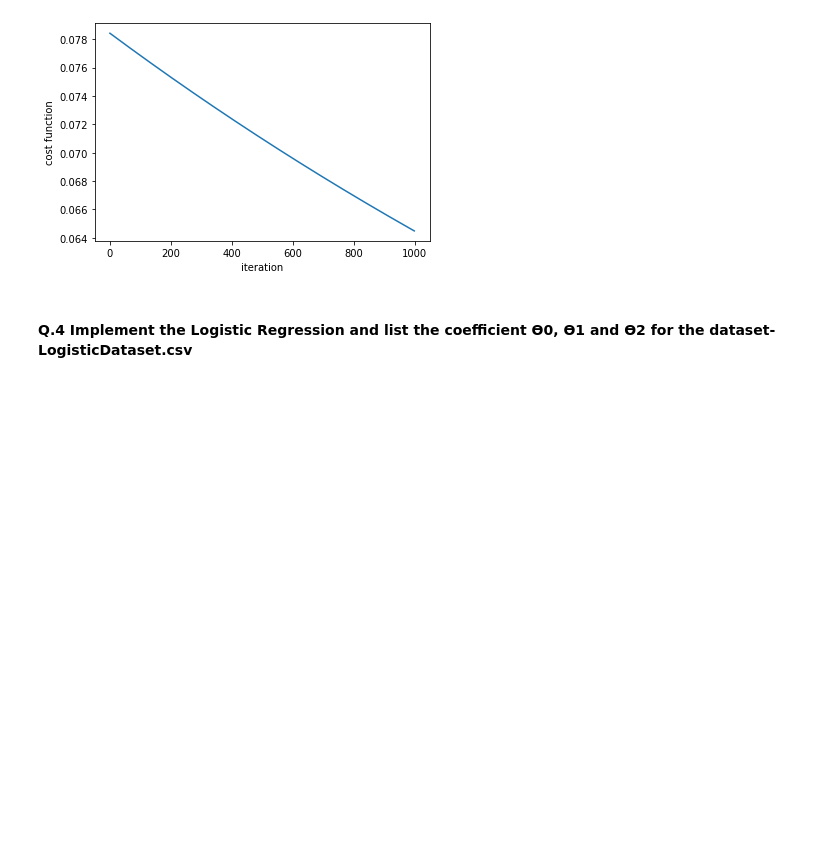
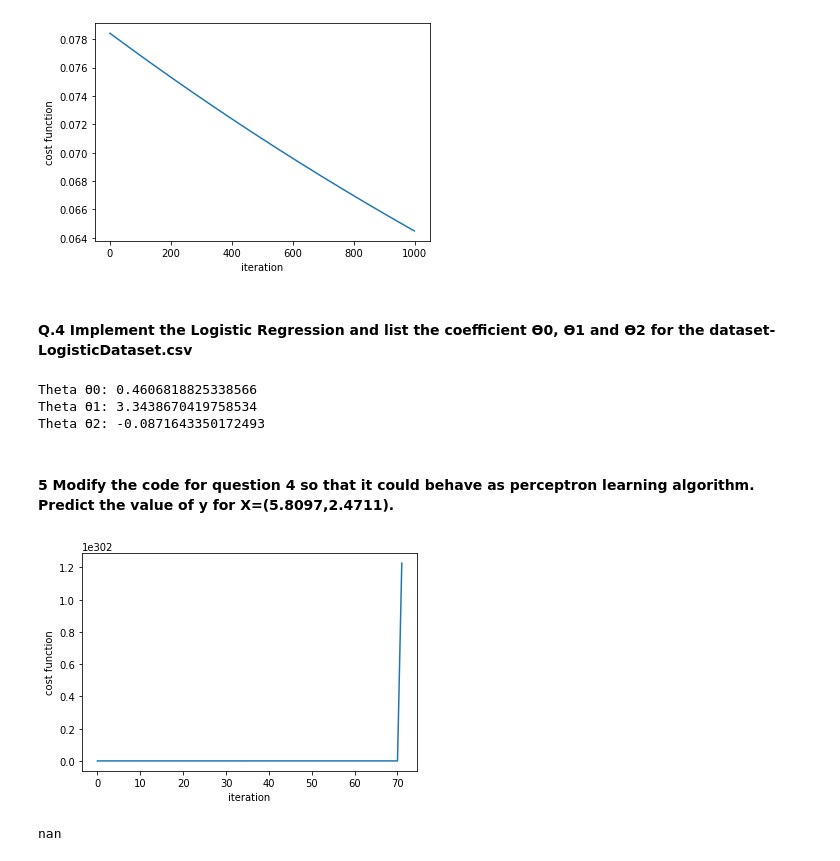
Before and after one commit to bedus-creation/MscCsIT, a Jupyter notebook: SecondSem/ML/Lab1/index.ipynb, the cells around one changed output. Cells and saved outputs as stored; diff of their text form; code cells hidden in the pictures; blank space fills up the shorter version.

Commit message:
ML Lab-01 Question 4 completed :bookmark:

```diff
--- a/SecondSem/ML/Lab1/index.ipynb
+++ b/SecondSem/ML/Lab1/index.ipynb
@@ -161,0 +191,51 @@ plt.show()
+# %%
+theta, cost_history = LogisticRegression(X, Y, theta)
+print("Theta ϴ0: " + str(theta[0]))
+print("Theta ϴ1: " + str(theta[1]))
+print("Theta ϴ2: " + str(theta[2]))
+# %% [output]
+Theta ϴ0: 0.4606818825338566
+Theta ϴ1: 3.3438670419758534
+Theta ϴ2: -0.0871643350172493
+# %% [markdown]
+#### 5 Modify the code for question 4 so that it could behave as perceptron learning algorithm. Predict the value of y for X=(5.8097,2.4711).
+# %%
+# Prepare Data
+X1 = data['RM'].values
+X2 = data['LSTAT'].values
+X=np.array([np.ones(len(X1)), X1, X2])
+w = np.zeros(3)
+Y = np.array(data['MEDV'].values)
+alpha = 0.001
+# %%
+def predict(X,w):
+    return X.T.dot(w)
+
+def perceptronTrain(X,Y,w):
+    cost_iter = []
+    for i in range(1000):
+        # Prediction
+        prediction = predict(X,w)
+        # Error
+        error = prediction - Y
+        # Gradient
+        gradient = X.dot(error)
+        # update B
+        # Changing Values of B using Gradient
+        w = w - alpha * gradient
+        # New Cost Value
+        cost_iter.append(costFunction(X, Y, w))
+    return w, cost_iter
+# %%
+w, cost_history = perceptronTrain(X, Y, w)
+plt.plot(cost_history)
+plt.xlabel('iteration')
+plt.ylabel('cost function')
+plt.show()
+# %% [output]
+[figure, added]
+# %%
+x=np.array([1, 5.8097, 2.4711])
+predict(x,w)
+# %% [output]
+nan
```
Also changed, not shown: parts of 2 cells of this notebook.
